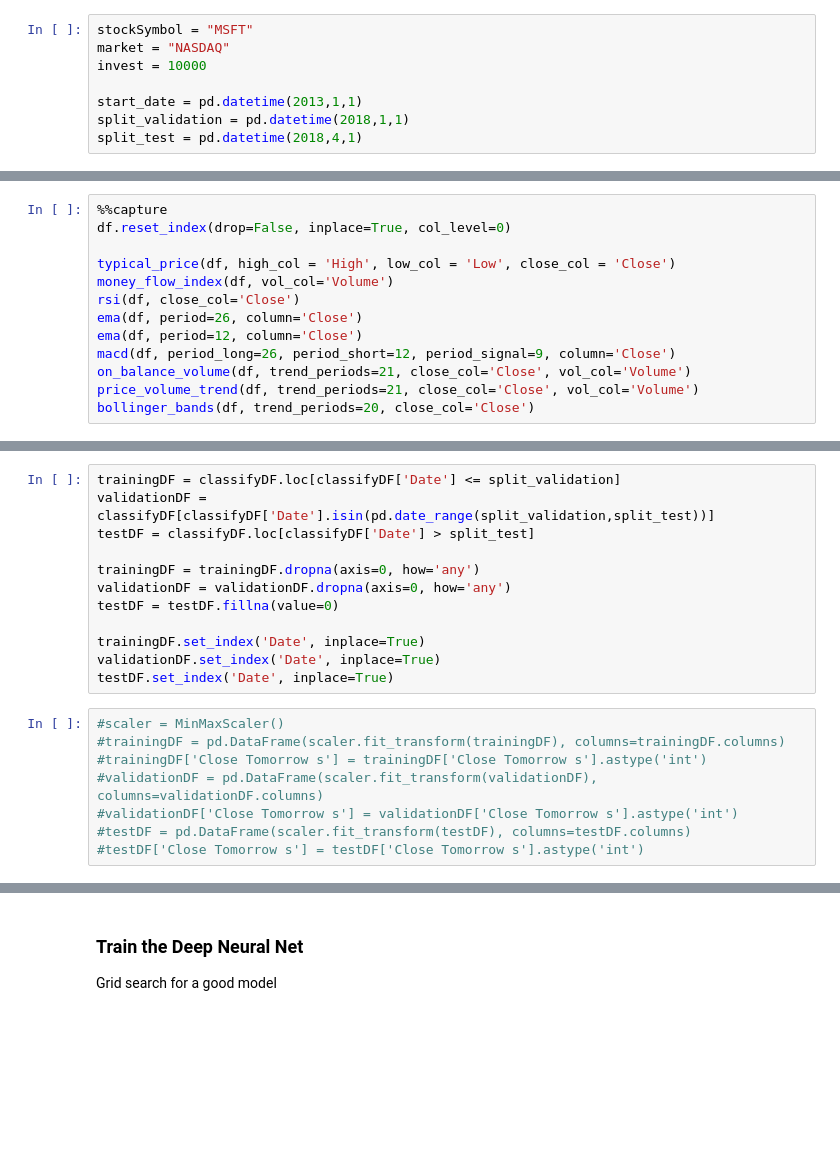
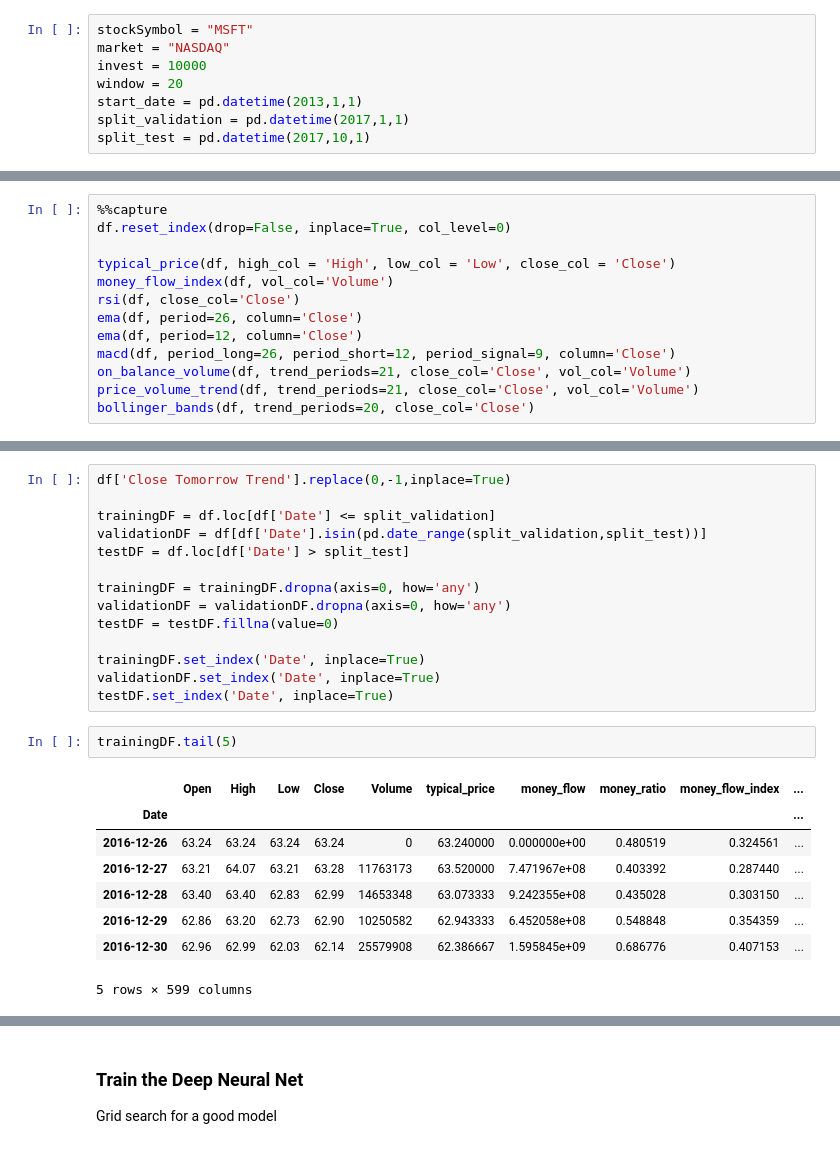
Before and after one commit to Brett777/ticker, a Jupyter notebook: Stock Market Classification.ipynb, the cells around one changed output, grey strips where cells are left out. Drawn from its saved outputs; the diff is of its cells as text; blank space fills up the shorter version.

```diff
--- a/Stock Market Classification.ipynb
+++ b/Stock Market Classification.ipynb
@@ -55,10 +57,10 @@ pd.set_option('display.width', 1000)
 stockSymbol = "MSFT"
 market = "NASDAQ"
 invest = 10000
-
+window = 20
 start_date = pd.datetime(2013,1,1)
-split_validation = pd.datetime(2018,1,1)
-split_test = pd.datetime(2018,4,1)
+split_validation = pd.datetime(2017,1,1)
+split_test = pd.datetime(2017,10,1)
 # %% [markdown]
 ### Let's use a machine learning library called H2O
 # %%
@@ -173,7 +132,9 @@ classifyDF = df.loc[:,['Close Tomorrow s','Close','Close Change','Close Change s
 # %%
-trainingDF = classifyDF.loc[classifyDF['Date'] <= split_validation]
-validationDF = classifyDF[classifyDF['Date'].isin(pd.date_range(split_validation,split_test))]
-testDF = classifyDF.loc[classifyDF['Date'] > split_test]
+df['Close Tomorrow Trend'].replace(0,-1,inplace=True)
+
+trainingDF = df.loc[df['Date'] <= split_validation]
+validationDF = df[df['Date'].isin(pd.date_range(split_validation,split_test))]
+testDF = df.loc[df['Date'] > split_test]
 
 trainingDF = trainingDF.dropna(axis=0, how='any')
 validationDF = validationDF.dropna(axis=0, how='any')
@@ -182,14 +143,17 @@ testDF = testDF.fillna(value=0)
 trainingDF.set_index('Date', inplace=True)
 validationDF.set_index('Date', inplace=True)
 testDF.set_index('Date', inplace=True)
-# %%
-#scaler = MinMaxScaler()
-#trainingDF = pd.DataFrame(scaler.fit_transform(trainingDF), columns=trainingDF.columns)
-#trainingDF['Close Tomorrow s'] = trainingDF['Close Tomorrow s'].astype('int')
-#validationDF = pd.DataFrame(scaler.fit_transform(validationDF), columns=validationDF.columns)
-#validationDF['Close Tomorrow s'] = validationDF['Close Tomorrow s'].astype('int')
-#testDF = pd.DataFrame(scaler.fit_transform(testDF), columns=testDF.columns)
-#testDF['Close Tomorrow s'] = testDF['Close Tomorrow s'].astype('int')
+# %%
+trainingDF.tail(5)
+# %% [output]
+|  | Open | High | Low | Close | Volume | typical_price | money_flow | money_ratio | money_flow_index | ... |
+| Date |  |  |  |  |  |  |  |  |  | ... |
+| 2016-12-26 | 63.24 | 63.24 | 63.24 | 63.24 | 0 | 63.240000 | 0.000000e+00 | 0.480519 | 0.324561 | ... |
+| 2016-12-27 | 63.21 | 64.07 | 63.21 | 63.28 | 11763173 | 63.520000 | 7.471967e+08 | 0.403392 | 0.287440 | ... |
+| 2016-12-28 | 63.40 | 63.40 | 62.83 | 62.99 | 14653348 | 63.073333 | 9.242355e+08 | 0.435028 | 0.303150 | ... |
+| 2016-12-29 | 62.86 | 63.20 | 62.73 | 62.90 | 10250582 | 62.943333 | 6.452058e+08 | 0.548848 | 0.354359 | ... |
+| 2016-12-30 | 62.96 | 62.99 | 62.03 | 62.14 | 25579908 | 62.386667 | 1.595845e+09 | 0.686776 | 0.407153 | ... |
+5 rows × 599 columns
 # %%
 train = h2o.H2OFrame(trainingDF, destination_frame="train.hex")
 valid = h2o.H2OFrame(validationDF, destination_frame="valid.hex")
```
Also changed, not shown: parts of 14 cells of this notebook, 7 other files.
